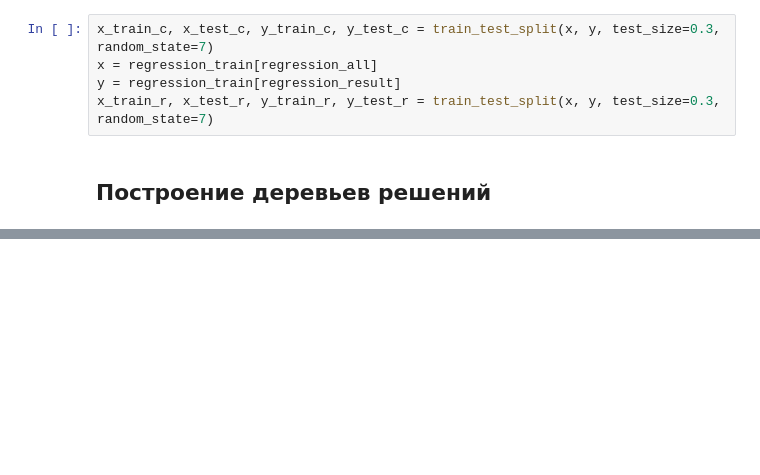
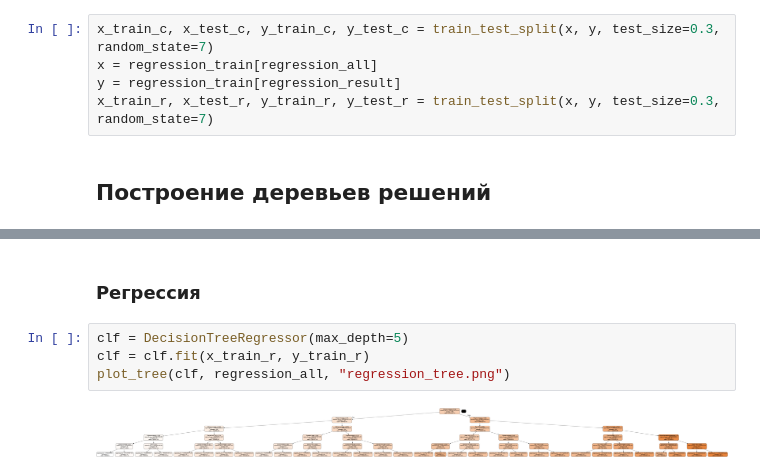
Before and after one commit to fongradnastya/data_analisys4, a Jupyter notebook: notebooks/work.ipynb, the cells around one changed output, grey strips where cells are left out. Saved outputs shown, nothing was run; the diff lists cells and outputs as text; blank space fills up the shorter version.

```diff
--- a/notebooks/work.ipynb
+++ b/notebooks/work.ipynb
@@ -208,0 +226,8 @@ Image(graph.create_png())
+# %% [markdown]
+### Регрессия
+# %%
+clf = DecisionTreeRegressor(max_depth=5)
+clf = clf.fit(x_train_r, y_train_r)
+plot_tree(clf, regression_all, "regression_tree.png")
+# %% [output]
+[figure, added]
```
Also changed, not shown: parts of 14 cells of this notebook, 2 other files.
